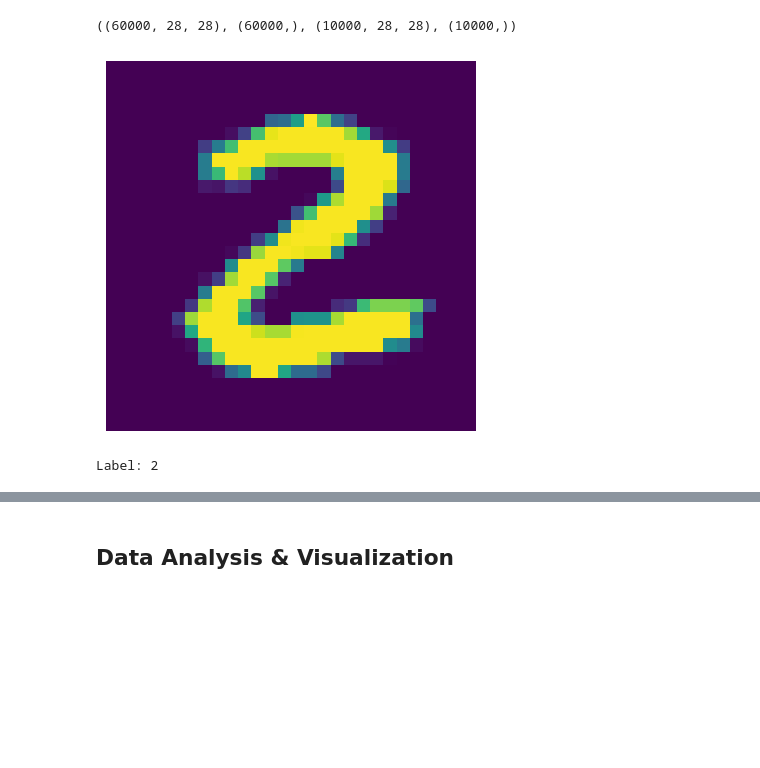
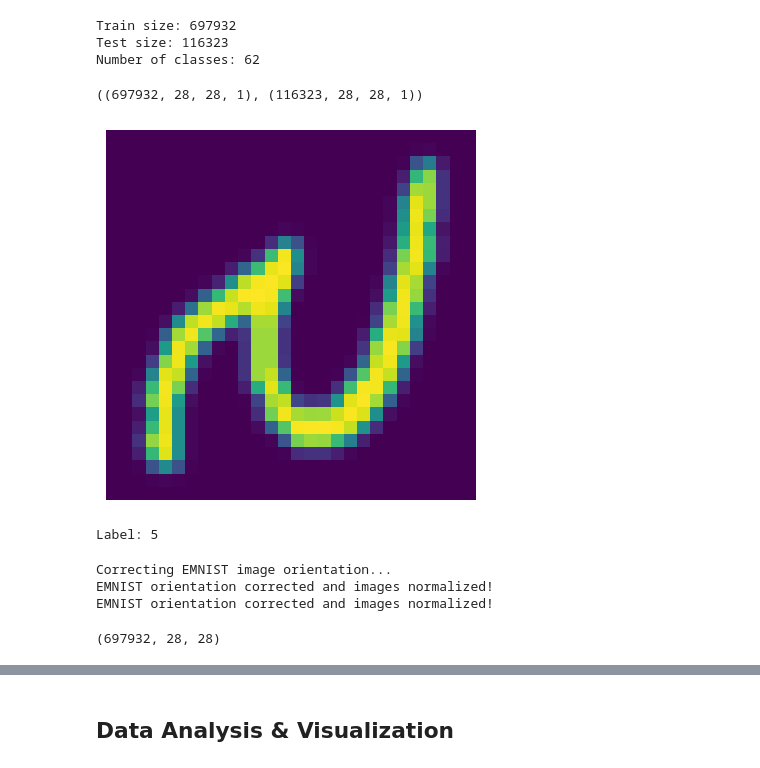
Before and after one commit to NarraRanjith/text_recognition, a Jupyter notebook: mnist.ipynb, the cells around one changed output, grey strips where cells are left out. Drawn from its saved outputs; the diff is of its cells as text; code cells hidden in the pictures; blank space fills up the shorter version.

```diff
--- a/mnist.ipynb
+++ b/mnist.ipynb
@@ -8,4 +7,28 @@ from keras.datasets import mnist
+# %%
+import tensorflow_datasets as tfds
+import numpy as np
+
+#dataset, info = tfds.load('emnist/letters', with_info=True, as_supervised=True)  gives only letters A-Z
+dataset, info = tfds.load('emnist/byclass', with_info=True, as_supervised=True)
+
+train_ds, test_ds = dataset['train'], dataset['test']
+
+print("Train size:", info.splits['train'].num_examples)
+print("Test size:", info.splits['test'].num_examples)
+print("Number of classes:", info.features['label'].num_classes)
+# %% [output]
+Train size: 697932
+Test size: 116323
+Number of classes: 62
+# %%
+
+train_np = tfds.as_numpy(train_ds)
+X_train, y_train = zip(*list(train_np)[:])
+X_train = np.array(X_train)
+test_np = tfds.as_numpy(test_ds)
+X_test, y_test = zip(*list(test_np)[:])
+X_test = np.array(X_test)
 # %%
-X_train.shape,y_train.shape,X_test.shape,y_test.shape
+X_train.shape,X_test.shape
 # %% [output]
-((60000, 28, 28), (60000,), (10000, 28, 28), (10000,))
+((697932, 28, 28, 1), (116323, 28, 28, 1))
@@ -12,13 +39,32 @@ X_train.shape,y_train.shape,X_test.shape,y_test.shape
 # %%
 import numpy as np
 import matplotlib.pyplot as plt
-plt.imshow(X_train[25])
+plt.imshow(X_train[0])
 plt.axis("off")
 plt.show()
-print(f"Label: {y_train[25]}")
+print(f"Label: {y_train[0]}")
 # %% [output]
-[figure, old version]
+[figure, new version]
-Label: 2
+Label: 5
+# %%
+
+# Correct EMNIST orientation: rotate 90° counterclockwise and flip horizontally
+print("Correcting EMNIST image orientation...")
+X_train = np.array([np.rot90(np.fliplr(img)) for img in X_train_raw]) / 255.0
+X_test = np.array([np.rot90(np.fliplr(img)) for img in X_test_raw]) / 255.0
+
+y_train = np.array(y_train)
+y_test = np.array(y_test)
+
+print("EMNIST orientation corrected and images normalized!")
+# %% [output]
+Correcting EMNIST image orientation...
+EMNIST orientation corrected and images normalized!
+EMNIST orientation corrected and images normalized!
+# %%
+X_train.shape
+# %% [output]
+(697932, 28, 28)
 # %%
 import matplotlib
 digit=X_train[25]
```
Also changed, not shown: parts of 24 cells of this notebook.
